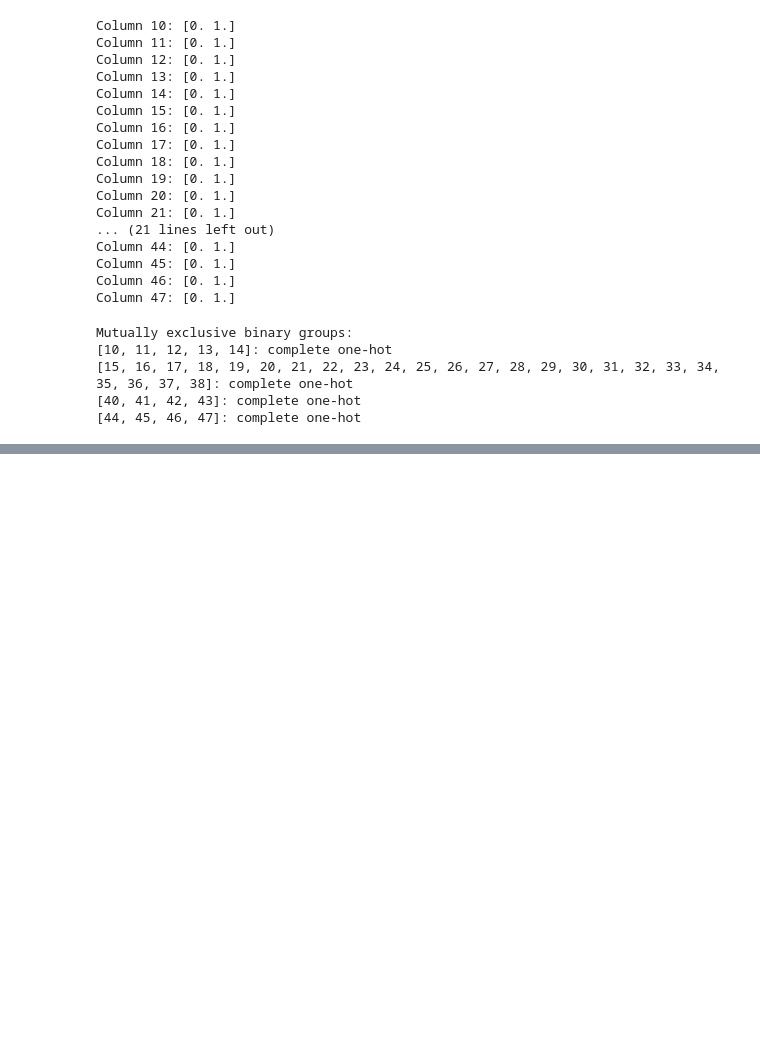
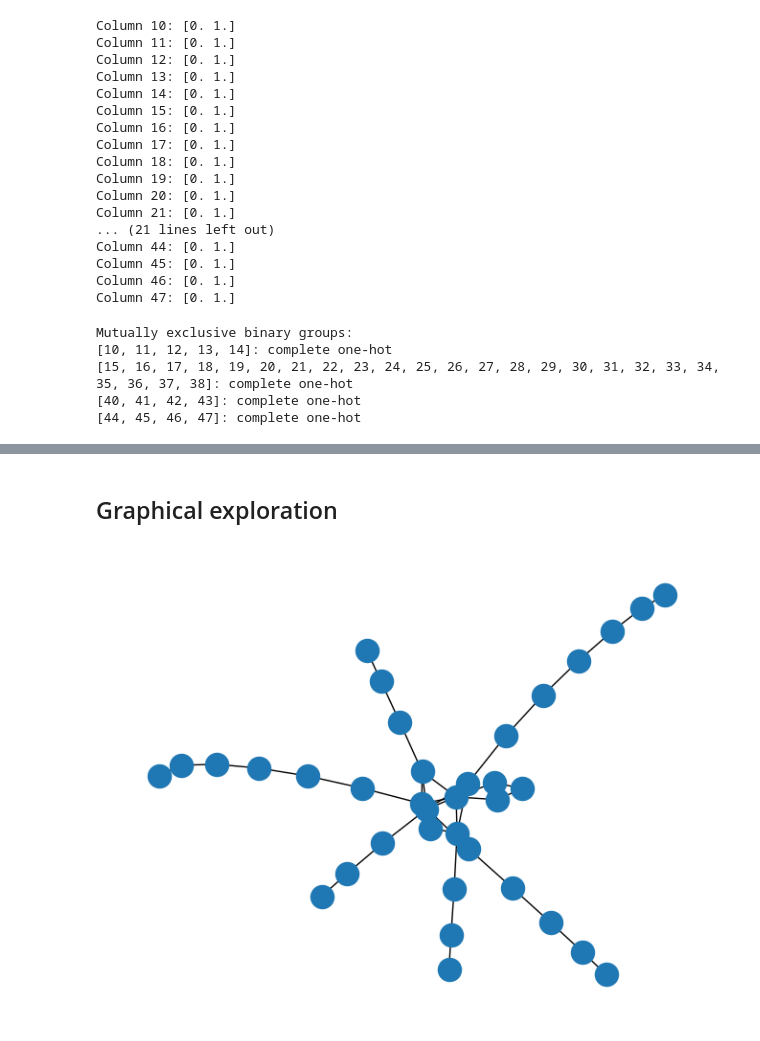
Before and after one commit to robin-szy/machine-learning-course-projects, a Jupyter notebook: Traffic_Forecast/Data_Exploration.ipynb, the cells around one changed output, grey strips where cells are left out. Drawn from its saved outputs; the diff is of its cells as text; code cells hidden in the pictures; blank space fills up the shorter version.

```diff
--- a/Traffic_Forecast/Data_Exploration.ipynb
+++ b/Traffic_Forecast/Data_Exploration.ipynb
@@ -177,0 +165,9 @@ KeyboardInterrupt:
+# %% [markdown]
+## Graphical exploration
+# %%
+import networkx as nx
+
+G = nx.from_numpy_array(adj_mat)
+nx.draw(G)
+# %% [output]
+[figure, added]
```
Also changed, not shown: parts of 2 cells of this notebook, 3 other files.
